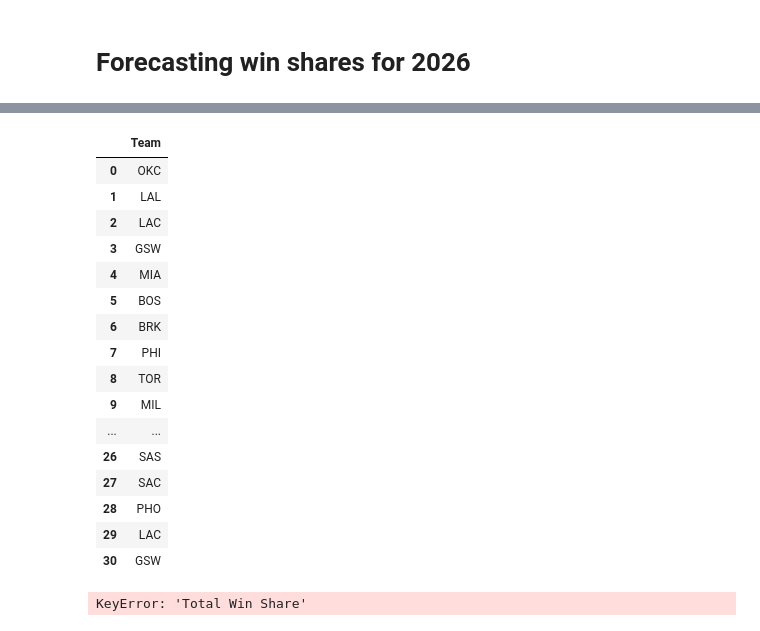
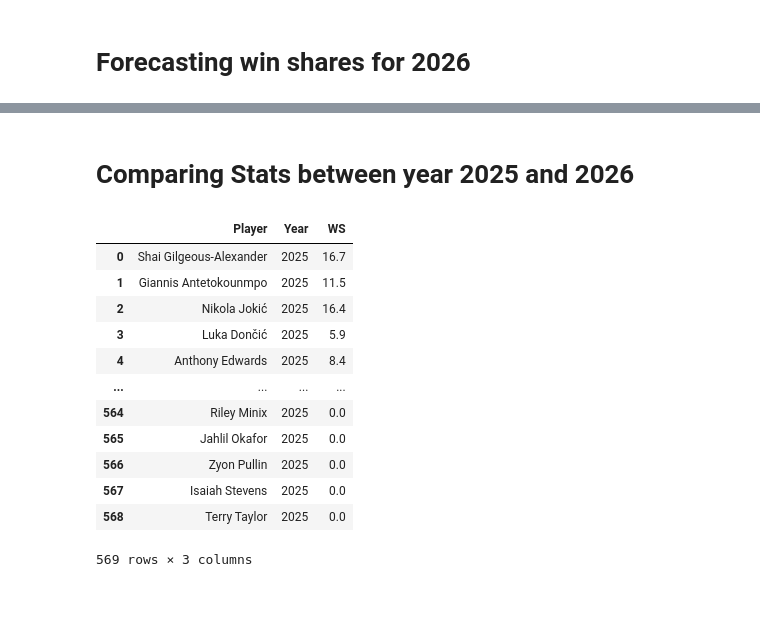
Before and after one commit to oduku1/Omar_Dukureh_Capstone_Final, a Jupyter notebook: notebooks/4_final_modeling.ipynb, the cells around one changed output, grey strips where cells are left out. Saved outputs shown, nothing was run; the diff lists cells and outputs as text; code cells hidden in the pictures; blank space fills up the shorter version.

```diff
--- a/notebooks/4_final_modeling.ipynb
+++ b/notebooks/4_final_modeling.ipynb
@@ -32,10 +60,10 @@ plt.show()
 # %% [markdown]
 # Forecasting win shares for 2026
 # %%
-Nba2025 = pd.read_csv('/Users/omardukureh12/Capstone_377/data/processed/NBA2025.csv')
+Nba2025 = pd.read_csv('../data/processed/NBA2025.csv')
 
 mean_vals = Nba2025.mean(numeric_only=True)
-Nba2025.fillna(mean_vals, inplace=True)
+Nba2025.fillna(0, inplace=True)
 # %%
 features = [ 'VORP', 'FG',  'TRB',  'PER',  'FTA', 'MP', 'GS', 'PTS', 'G', 'Year']
 target = ['WS']
@@ -83,47 +82,20 @@ Players_and_Team.loc[Players_and_Team["Team"] == "BKN", "Team"] = "BRK"
-# %%
-Teams = ["OKC", "LAL", "LAC", "GSW", "MIA", "BOS", "BRK", "PHI", "TOR", "MIL", "IND", "CHI", "DET",
-         "ATL", "CHO", "NYK", "ORL", "WAS", "UTA", "DEN", "MIN", "POR", "DAL", "HOU", "MEM",
-         "NOP", "SAS", "SAC", "PHO", "LAC", "GSW"] #create new dataframe with the teams
-df_teams = pd.DataFrame(Teams, columns = ["Team"])
-df_teams
-# %% [output]
-|  | Team |
-| 0 | OKC |
-| 1 | LAL |
-| 2 | LAC |
-| 3 | GSW |
-| 4 | MIA |
-| 5 | BOS |
-| 6 | BRK |
-| 7 | PHI |
-| 8 | TOR |
-| 9 | MIL |
-| ... | ... |
-| 26 | SAS |
-| 27 | SAC |
-| 28 | PHO |
-| 29 | LAC |
-| 30 | GSW |
-# %%
-# Use the full dataframe, not just the Player column
-df_players = Players_and_Team.copy()
-
-# Step 1: Group the predicted win shares by team
-team_win_shares = df_players.groupby("Team")["WS_pred"].sum().reset_index()
-
-# Step 2: Rename column for clarity
-team_win_shares.columns = ["Team", "Total Wins"]
-
-# Step 3: Remove duplicates in team list
-df_teams_unique = df_teams.drop_duplicates().reset_index(drop=True)
-
-# Step 4: Merge win shares into df_teams
-df_teams = df_teams_unique.merge(team_win_shares, on="Team", how="left")
-
-# Step 5: Fill any NaNs with 0 if a team had no player data
-df_teams["Total Wins"] = df_teams["Total Winse"].fillna(0)
-
-# Final result
-print(df_teams)
-# %% [output]
-KeyError: 'Total Win Share'
+# %% [markdown]
+# Comparing Stats between year 2025 and 2026
+# %%
+df_2025.head()
+Player_WS_2025 = df_2025[['Player', 'Year', 'WS']]
+Player_WS_2025
+# %% [output]
+|  | Player | Year | WS |
+| 0 | Shai Gilgeous-Alexander | 2025 | 16.7 |
+| 1 | Giannis Antetokounmpo | 2025 | 11.5 |
+| 2 | Nikola Jokić | 2025 | 16.4 |
+| 3 | Luka Dončić | 2025 | 5.9 |
+| 4 | Anthony Edwards | 2025 | 8.4 |
+| ... | ... | ... | ... |
+| 564 | Riley Minix | 2025 | 0.0 |
+| 565 | Jahlil Okafor | 2025 | 0.0 |
+| 566 | Zyon Pullin | 2025 | 0.0 |
+| 567 | Isaiah Stevens | 2025 | 0.0 |
+| 568 | Terry Taylor | 2025 | 0.0 |
+569 rows × 3 columns
```
Also changed, not shown: parts of 15 cells of this notebook.
